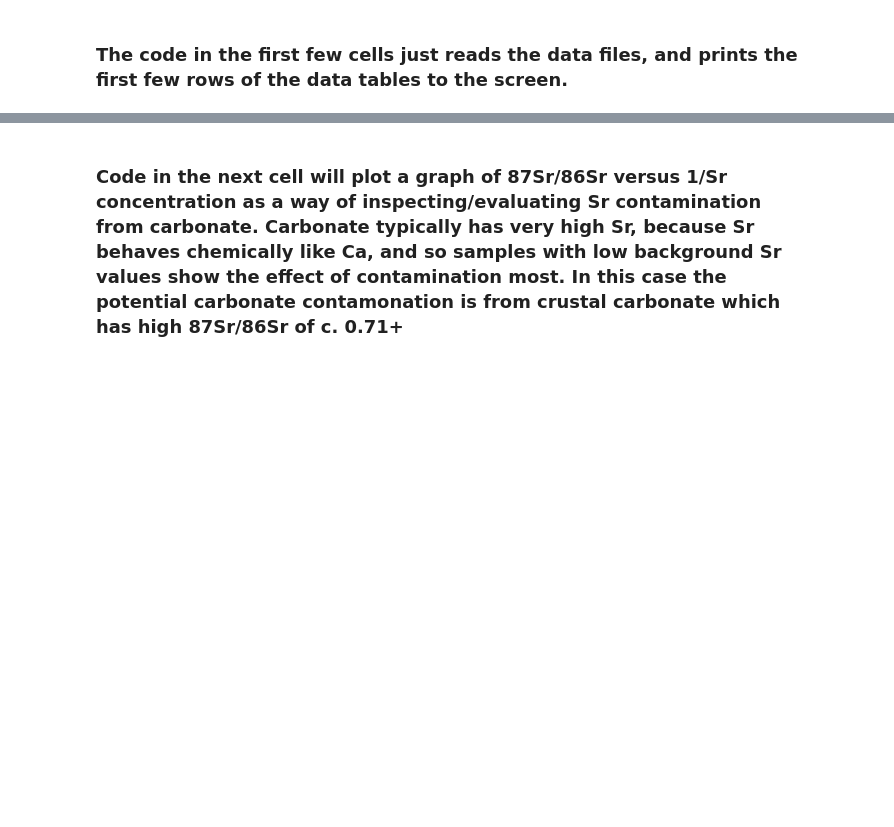
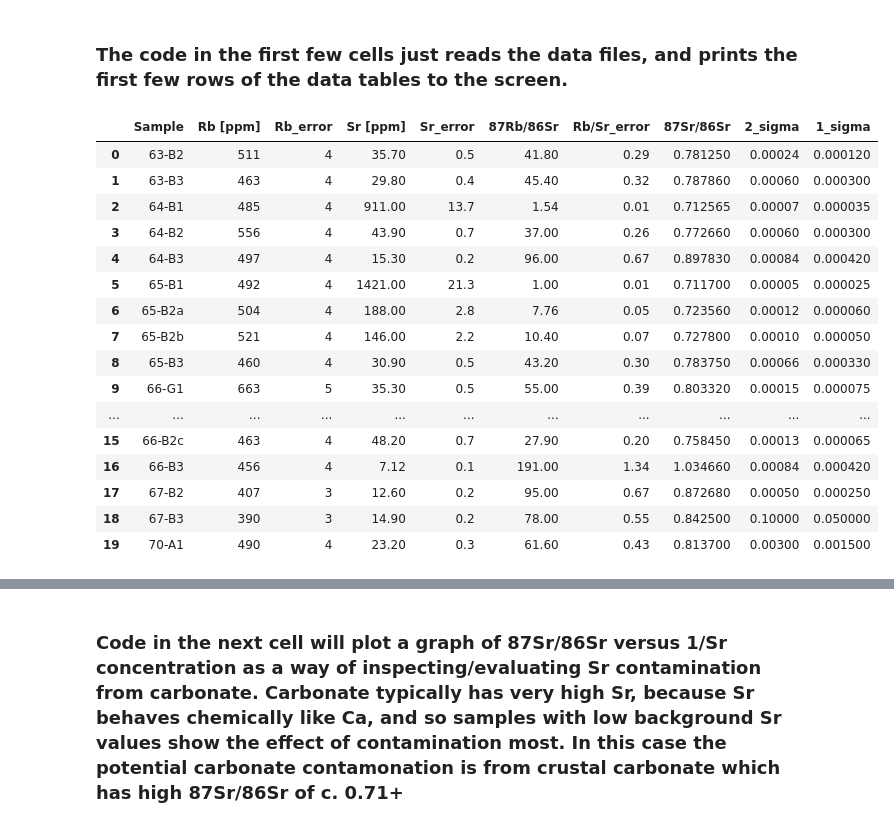
Before and after one commit to skerryvore/regression_analysis_101, a Jupyter notebook: notebooks/makgenyene_isochron.ipynb, the cells around one changed output, grey strips where cells are left out. Saved outputs shown, nothing was run; the diff lists cells and outputs as text; code cells hidden in the pictures; blank space fills up the shorter version.

```diff
--- a/notebooks/makgenyene_isochron.ipynb
+++ b/notebooks/makgenyene_isochron.ipynb
@@ -20,34 +20,52 @@ Makgenyene kimberlite, South Africa.
 Data are published in;
 
 Brown, R.W., Allsoppl, H.L., Bristow, J.W. and Smith, C.B., 1989. Improved precision
 of Rb-Sr dating of kimberlitic micas: An assessment of a leaching technique.
 Chemical Geology: Isotope Geoscience section, 79(2), pp.125-136.
 
 The isochron is fitted and ages calculated using ordinary least squares (OLS) and
 orthogonal direction regression (ODR), which takes account of errors in both the
 x and y values.
 
 The data set has been hard-coded here as python dictionaries so that the notebook is
 selfcontained, i.e. no data file is required. A more elegant way to deal with the data is
 of course to read the data from an Excel or csv file. Code to do this is included,
 but commented out below.
 
 ------------------------------------------------------- Roderick Brown  24/10/2021
 '''
 %matplotlib inline
 
 import pandas as pd
 import numpy as np
 import matplotlib.pyplot as plt
 
 
 # Read csv files via link to github files online (needs internet)
 phl_df = pd.read_csv('https://raw.githubusercontent.com/skerryvore/regression_analysis_101/master/data/makgenyene_phlogopite.csv')
 wrk_df = pd.read_csv('https://raw.githubusercontent.com/skerryvore/regression_analysis_101/master/data/makgenyene_wholerock.csv')
 cbn_df = pd.read_csv('https://raw.githubusercontent.com/skerryvore/regression_analysis_101/master/data/makgenyene_carbonate.csv')
 
 # Print top 5 rows of phlogopite data table
-phl_df.head(5)
+phl_df.head(20)
+# %% [output]
+|  | Sample | Rb [ppm] | Rb_error | Sr [ppm] | Sr_error | 87Rb/86Sr | Rb/Sr_error | 87Sr/86Sr | 2_sigma | 1_sigma |
+| 0 | 63-B2 | 511 | 4 | 35.70 | 0.5 | 41.80 | 0.29 | 0.781250 | 0.00024 | 0.000120 |
+| 1 | 63-B3 | 463 | 4 | 29.80 | 0.4 | 45.40 | 0.32 | 0.787860 | 0.00060 | 0.000300 |
+| 2 | 64-B1 | 485 | 4 | 911.00 | 13.7 | 1.54 | 0.01 | 0.712565 | 0.00007 | 0.000035 |
+| 3 | 64-B2 | 556 | 4 | 43.90 | 0.7 | 37.00 | 0.26 | 0.772660 | 0.00060 | 0.000300 |
+| 4 | 64-B3 | 497 | 4 | 15.30 | 0.2 | 96.00 | 0.67 | 0.897830 | 0.00084 | 0.000420 |
+| 5 | 65-B1 | 492 | 4 | 1421.00 | 21.3 | 1.00 | 0.01 | 0.711700 | 0.00005 | 0.000025 |
+| 6 | 65-B2a | 504 | 4 | 188.00 | 2.8 | 7.76 | 0.05 | 0.723560 | 0.00012 | 0.000060 |
+| 7 | 65-B2b | 521 | 4 | 146.00 | 2.2 | 10.40 | 0.07 | 0.727800 | 0.00010 | 0.000050 |
+| 8 | 65-B3 | 460 | 4 | 30.90 | 0.5 | 43.20 | 0.30 | 0.783750 | 0.00066 | 0.000330 |
+| 9 | 66-G1 | 663 | 5 | 35.30 | 0.5 | 55.00 | 0.39 | 0.803320 | 0.00015 | 0.000075 |
+| ... | ... | ... | ... | ... | ... | ... | ... | ... | ... | ... |
+| 15 | 66-B2c | 463 | 4 | 48.20 | 0.7 | 27.90 | 0.20 | 0.758450 | 0.00013 | 0.000065 |
+| 16 | 66-B3 | 456 | 4 | 7.12 | 0.1 | 191.00 | 1.34 | 1.034660 | 0.00084 | 0.000420 |
+| 17 | 67-B2 | 407 | 3 | 12.60 | 0.2 | 95.00 | 0.67 | 0.872680 | 0.00050 | 0.000250 |
+| 18 | 67-B3 | 390 | 3 | 14.90 | 0.2 | 78.00 | 0.55 | 0.842500 | 0.10000 | 0.050000 |
+| 19 | 70-A1 | 490 | 4 | 23.20 | 0.3 | 61.60 | 0.43 | 0.813700 | 0.00300 | 0.001500 |
 # %%
 # Print top 2 rows of wholerock data table
 wrk_df.head(2)
```
Also changed, not shown: parts of 13 cells of this notebook.
